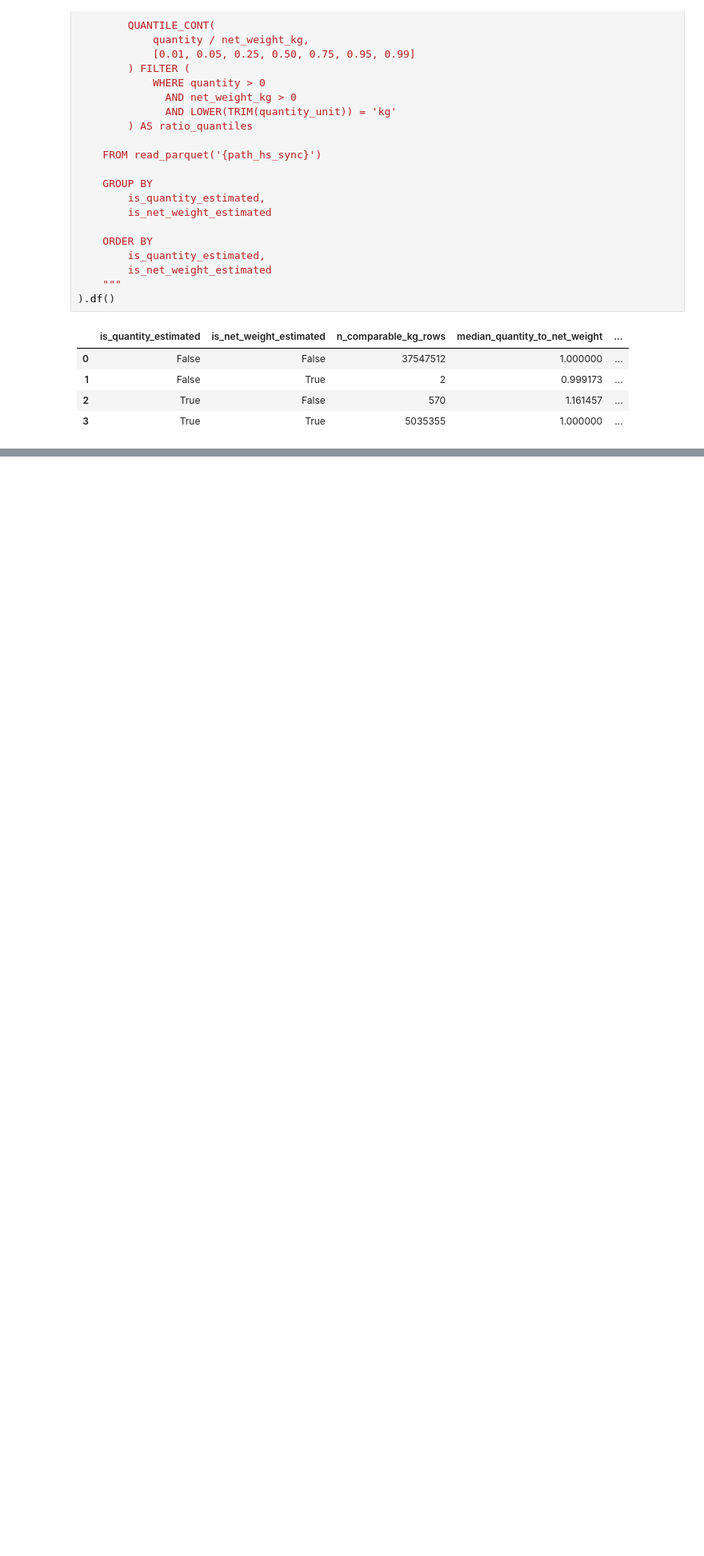
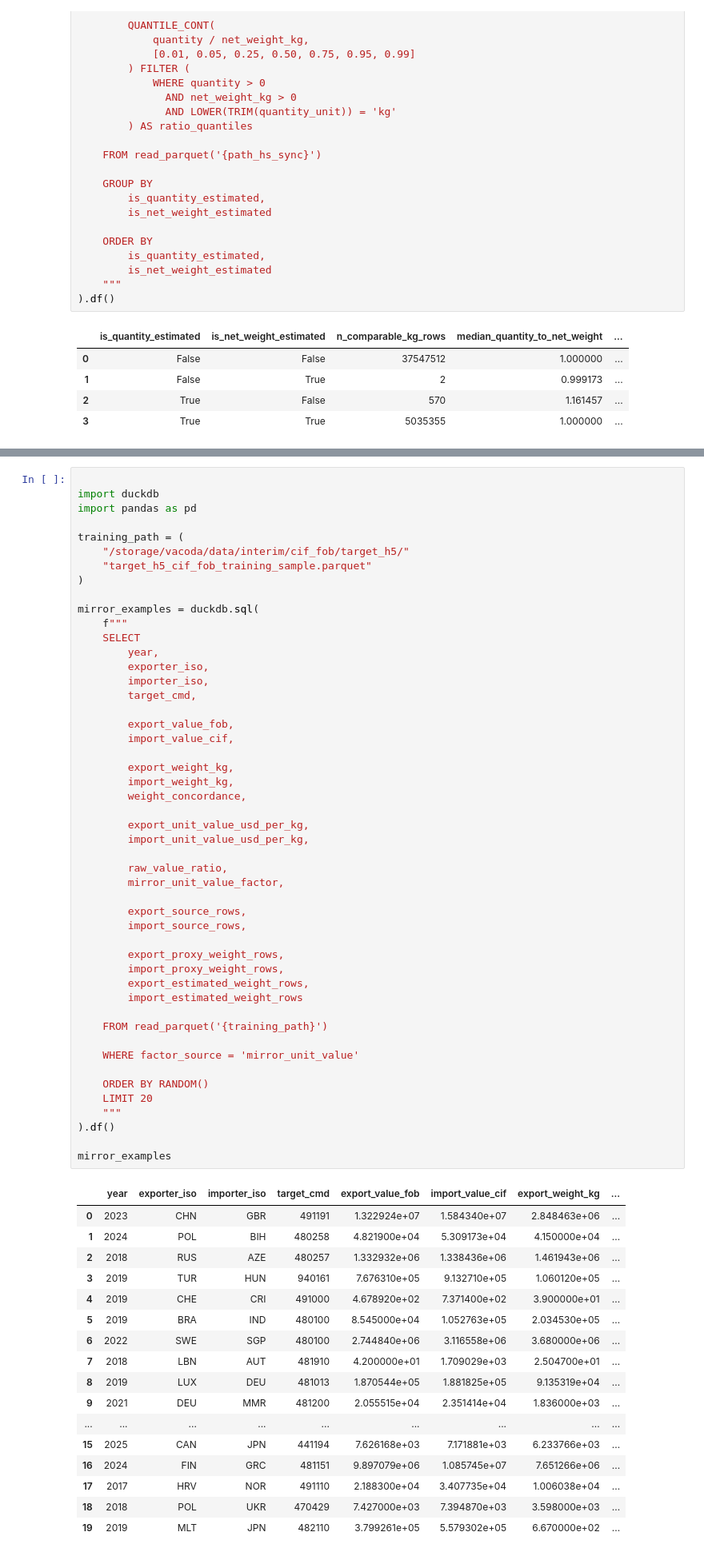
Before and after one commit to TI-ForestProductsMarkets/vacoda, a Jupyter notebook: notebooks/09_hs_sync_output_inspection.ipynb, the cells around one changed output, grey strips where cells are left out. Shown at 80% size. Cells and saved outputs as stored; diff of their text form; blank space fills up the shorter version.

Commit message:
WIP: defining direct/mirror Factor

```diff
--- a/notebooks/09_hs_sync_output_inspection.ipynb
+++ b/notebooks/09_hs_sync_output_inspection.ipynb
@@ -623,0 +1008,67 @@ duckdb.sql(
+# %%
+
+import duckdb
+import pandas as pd
+
+training_path = (
+    "/storage/vacoda/data/interim/cif_fob/target_h5/"
+    "target_h5_cif_fob_training_sample.parquet"
+)
+
+mirror_examples = duckdb.sql(
+    f"""
+    SELECT
+        year,
+        exporter_iso,
+        importer_iso,
+        target_cmd,
+
+        export_value_fob,
+        import_value_cif,
+
+        export_weight_kg,
+        import_weight_kg,
+        weight_concordance,
+
+        export_unit_value_usd_per_kg,
+        import_unit_value_usd_per_kg,
+
+        raw_value_ratio,
+        mirror_unit_value_factor,
+
+        export_source_rows,
+        import_source_rows,
+
+        export_proxy_weight_rows,
+        import_proxy_weight_rows,
+        export_estimated_weight_rows,
+        import_estimated_weight_rows
+
+    FROM read_parquet('{training_path}')
+
+    WHERE factor_source = 'mirror_unit_value'
+
+    ORDER BY RANDOM()
+    LIMIT 20
+    """
+).df()
+
+mirror_examples
+# %% [output]
+|  | year | exporter_iso | importer_iso | target_cmd | export_value_fob | import_value_cif | export_weight_kg | ... |
+| 0 | 2023 | CHN | GBR | 491191 | 1.322924e+07 | 1.584340e+07 | 2.848463e+06 | ... |
+| 1 | 2024 | POL | BIH | 480258 | 4.821900e+04 | 5.309173e+04 | 4.150000e+04 | ... |
+| 2 | 2018 | RUS | AZE | 480257 | 1.332932e+06 | 1.338436e+06 | 1.461943e+06 | ... |
+| 3 | 2019 | TUR | HUN | 940161 | 7.676310e+05 | 9.132710e+05 | 1.060120e+05 | ... |
+| 4 | 2019 | CHE | CRI | 491000 | 4.678920e+02 | 7.371400e+02 | 3.900000e+01 | ... |
+| 5 | 2019 | BRA | IND | 480100 | 8.545000e+04 | 1.052763e+05 | 2.034530e+05 | ... |
+| 6 | 2022 | SWE | SGP | 480100 | 2.744840e+06 | 3.116558e+06 | 3.680000e+06 | ... |
+| 7 | 2018 | LBN | AUT | 481910 | 4.200000e+01 | 1.709029e+03 | 2.504700e+01 | ... |
+| 8 | 2019 | LUX | DEU | 481013 | 1.870544e+05 | 1.881825e+05 | 9.135319e+04 | ... |
+| 9 | 2021 | DEU | MMR | 481200 | 2.055515e+04 | 2.351414e+04 | 1.836000e+03 | ... |
+| ... | ... | ... | ... | ... | ... | ... | ... | ... |
+| 15 | 2025 | CAN | JPN | 441194 | 7.626168e+03 | 7.171881e+03 | 6.233766e+03 | ... |
+| 16 | 2024 | FIN | GRC | 481151 | 9.897079e+06 | 1.085745e+07 | 7.651266e+06 | ... |
+| 17 | 2017 | HRV | NOR | 491110 | 2.188300e+04 | 3.407735e+04 | 1.006038e+04 | ... |
+| 18 | 2018 | POL | UKR | 470429 | 7.427000e+03 | 7.394870e+03 | 3.598000e+03 | ... |
+| 19 | 2019 | MLT | JPN | 482110 | 3.799261e+05 | 5.579302e+05 | 6.670000e+02 | ... |
```
Also changed, not shown: parts of 17 cells of this notebook.
